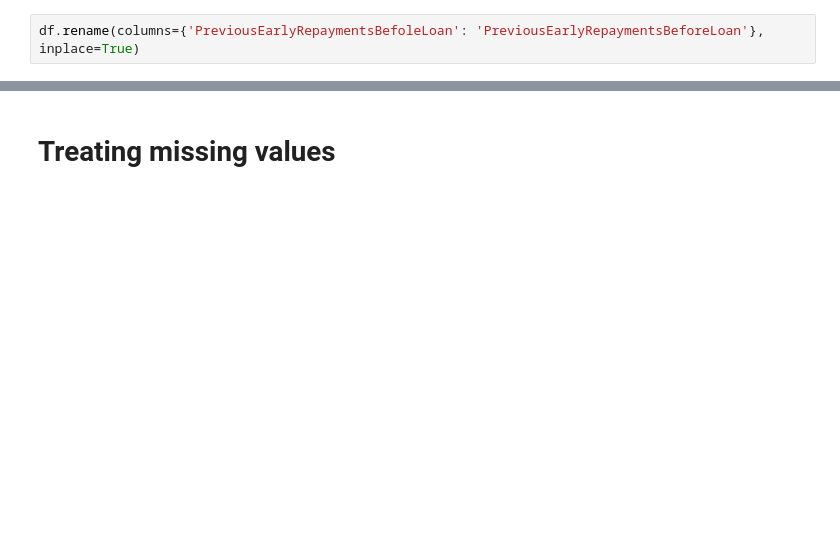
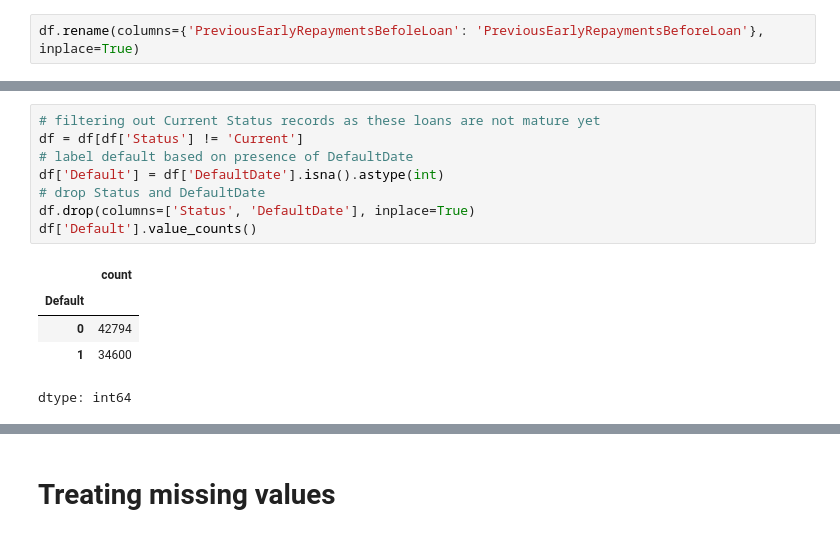
Before and after one commit to tsdan0708-star/P2P-Lending, a Jupyter notebook: notebook/1. eda/data_cleaning.ipynb, the cells around one changed output, grey strips where cells are left out. Drawn from its saved outputs; the diff is of its cells as text; blank space fills up the shorter version.

```diff
--- a/notebook/1. eda/data_cleaning.ipynb
+++ b/notebook/1. eda/data_cleaning.ipynb
@@ -179,0 +120,14 @@ df.rename(columns={'PreviousEarlyRepaymentsBefoleLoan': 'PreviousEarlyRepayments
+# %%
+# filtering out Current Status records as these loans are not mature yet
+df = df[df['Status'] != 'Current']
+# label default based on presence of DefaultDate
+df['Default'] = df['DefaultDate'].isna().astype(int)
+# drop Status and DefaultDate
+df.drop(columns=['Status', 'DefaultDate'], inplace=True)
+df['Default'].value_counts()
+# %% [output]
+|  | count |
+| Default |  |
+| 0 | 42794 |
+| 1 | 34600 |
+dtype: int64
```
Also changed, not shown: parts of 51 cells of this notebook, 2 other files.
